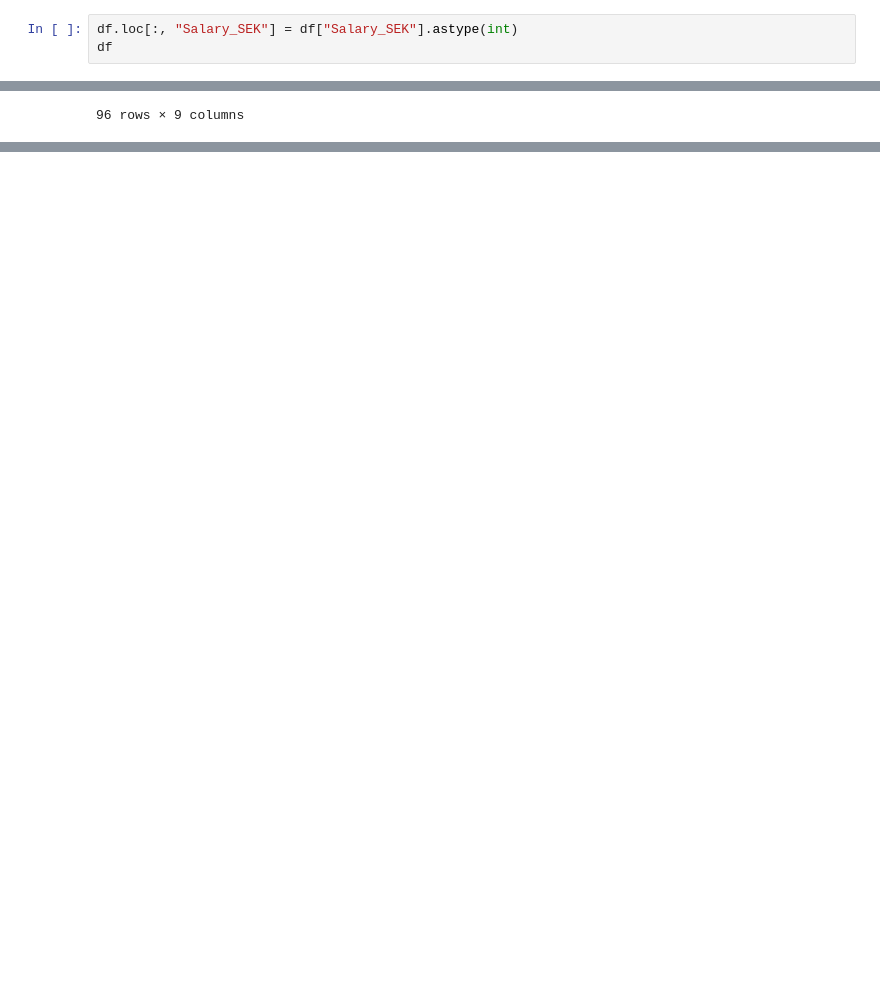
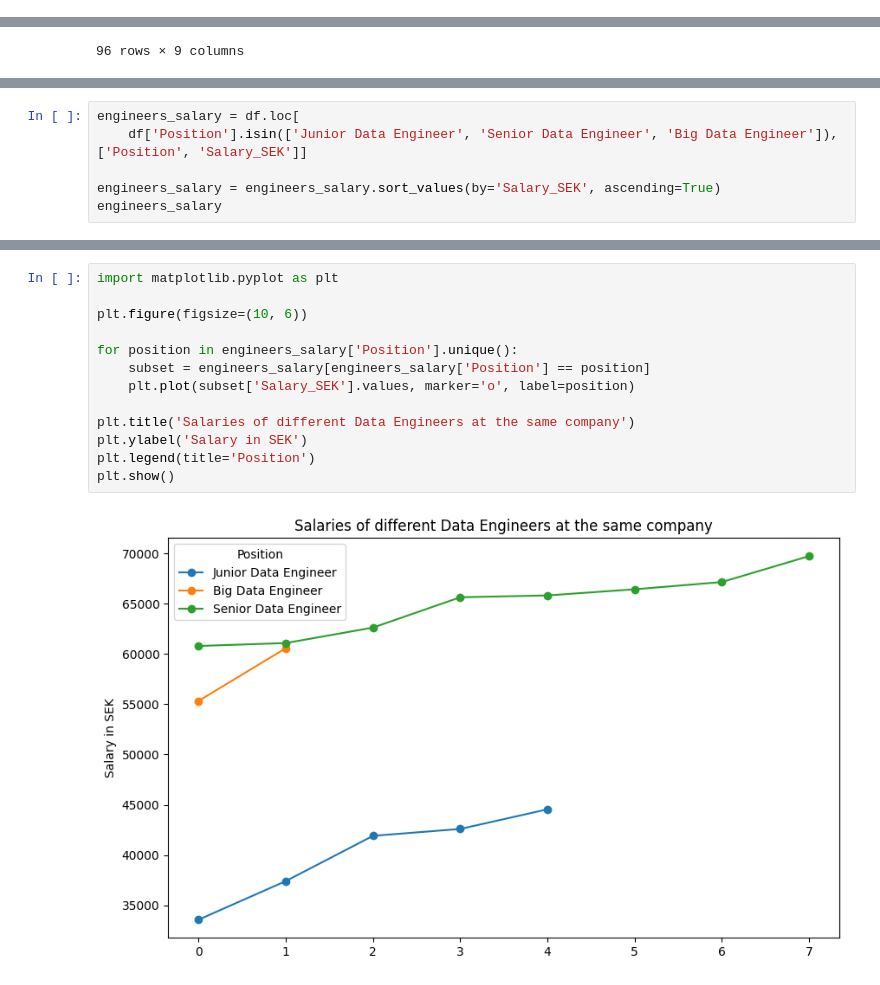
Before and after one commit to SandraAnder/Fullstack_data_Sandra_Andersson, a Jupyter notebook: excersises/exercise1_data_processing.ipynb, the cells around one changed output, grey strips where cells are left out. Saved outputs shown, nothing was run; the diff lists cells and outputs as text; blank space fills up the shorter version.

```diff
--- a/excersises/exercise1_data_processing.ipynb
+++ b/excersises/exercise1_data_processing.ipynb
@@ -150,6 +150,3 @@ Data columns (total 9 columns):
  8   PhoneNumber  96 non-null     object
 dtypes: float64(1), int64(1), object(7)
 memory usage: 7.5+ KB
-# %%
-df.loc[:, "Salary_SEK"] = df["Salary_SEK"].astype(int)
-df
@@ -249,0 +305,6 @@ df.head()
+# %%
+engineers_salary = df.loc[
+    df['Position'].isin(['Junior Data Engineer', 'Senior Data Engineer', 'Big Data Engineer']), ['Position', 'Salary_SEK']]
+
+engineers_salary = engineers_salary.sort_values(by='Salary_SEK', ascending=True)
+engineers_salary
@@ -249,0 +328,15 @@ df.head()
+# %%
+import matplotlib.pyplot as plt
+
+plt.figure(figsize=(10, 6))
+
+for position in engineers_salary['Position'].unique():
+    subset = engineers_salary[engineers_salary['Position'] == position]
+    plt.plot(subset['Salary_SEK'].values, marker='o', label=position)
+
+plt.title('Salaries of different Data Engineers at the same company')
+plt.ylabel('Salary in SEK')
+plt.legend(title='Position')
+plt.show()
+# %% [output]
+[figure, added]
```
Also changed, not shown: parts of 16 cells of this notebook, 12 other files.
